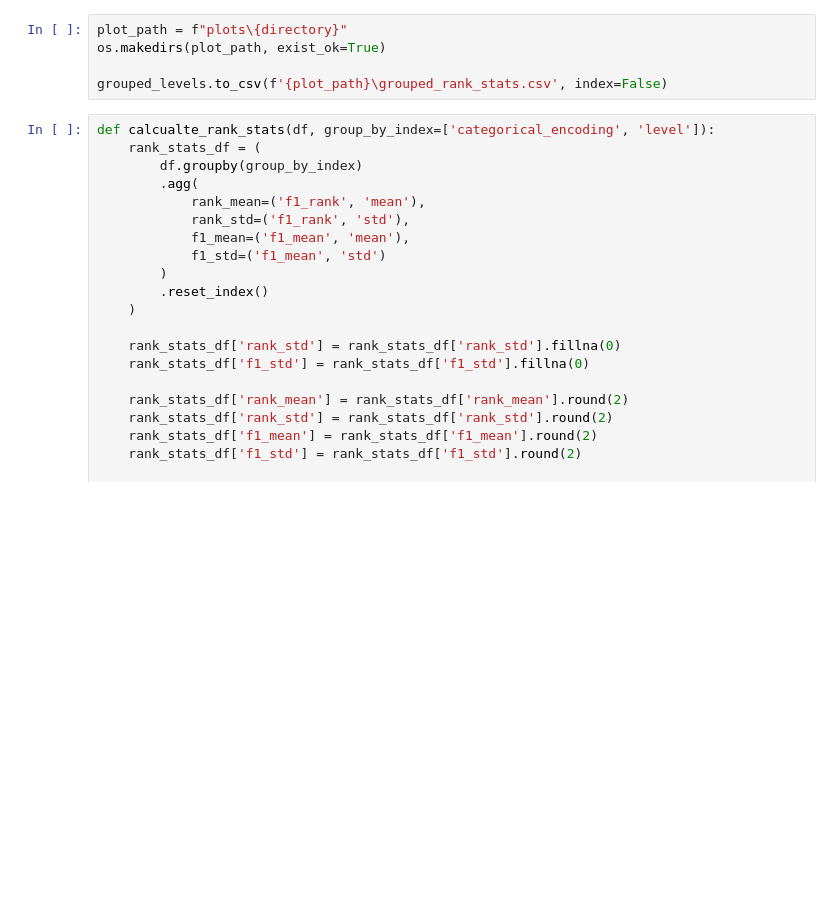
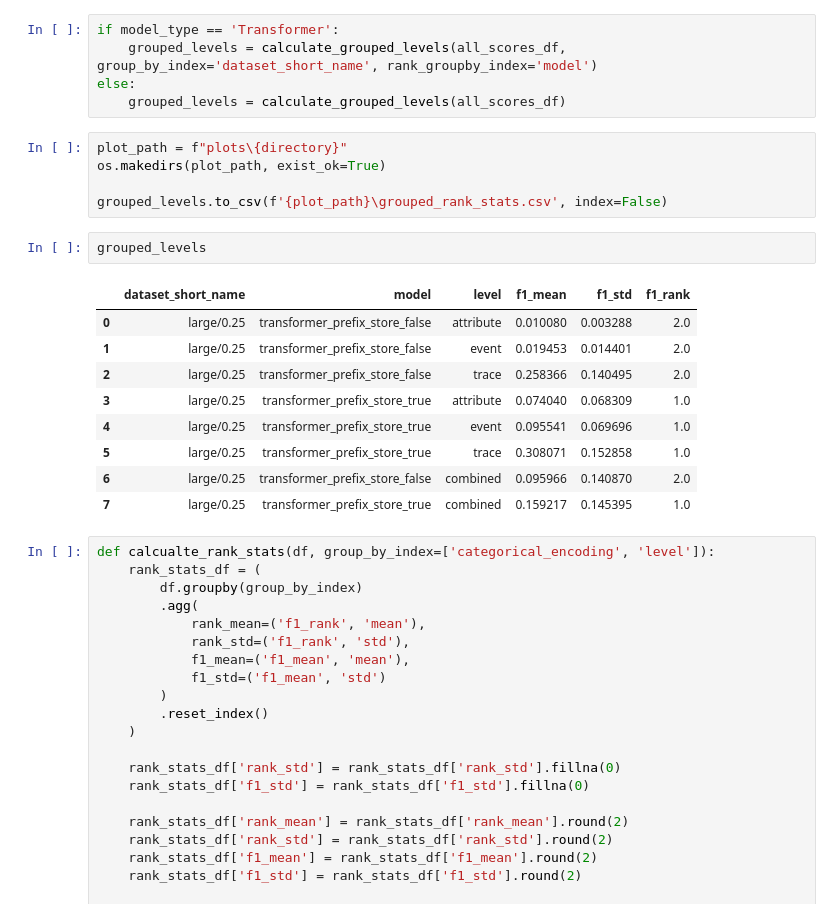
Before and after one commit to ronaldvandenbroek/BPAD, a Jupyter notebook: analysis/raw/result_analysis.ipynb, the cells around one changed output. Cells and saved outputs as stored; diff of their text form; blank space fills up the shorter version.

```diff
--- a/analysis/raw/result_analysis.ipynb
+++ b/analysis/raw/result_analysis.ipynb
@@ -599,8 +786,25 @@ grouped_levels = calculate_grouped_levels(all_scores_df)
+# %%
+if model_type == 'Transformer':
+    grouped_levels = calculate_grouped_levels(all_scores_df, group_by_index='dataset_short_name', rank_groupby_index='model')
+else:
+    grouped_levels = calculate_grouped_levels(all_scores_df)
 # %%
 plot_path = f"plots\{directory}"
 os.makedirs(plot_path, exist_ok=True)
 
 grouped_levels.to_csv(f'{plot_path}\grouped_rank_stats.csv', index=False)
+# %%
+grouped_levels
+# %% [output]
+|  | dataset_short_name | model | level | f1_mean | f1_std | f1_rank |
+| 0 | large/0.25 | transformer_prefix_store_false | attribute | 0.010080 | 0.003288 | 2.0 |
+| 1 | large/0.25 | transformer_prefix_store_false | event | 0.019453 | 0.014401 | 2.0 |
+| 2 | large/0.25 | transformer_prefix_store_false | trace | 0.258366 | 0.140495 | 2.0 |
+| 3 | large/0.25 | transformer_prefix_store_true | attribute | 0.074040 | 0.068309 | 1.0 |
+| 4 | large/0.25 | transformer_prefix_store_true | event | 0.095541 | 0.069696 | 1.0 |
+| 5 | large/0.25 | transformer_prefix_store_true | trace | 0.308071 | 0.152858 | 1.0 |
+| 6 | large/0.25 | transformer_prefix_store_false | combined | 0.095966 | 0.140870 | 2.0 |
+| 7 | large/0.25 | transformer_prefix_store_true | combined | 0.159217 | 0.145395 | 1.0 |
 # %%
 def calcualte_rank_stats(df, group_by_index=['categorical_encoding', 'level']):
     rank_stats_df = (
```
Also changed, not shown: parts of 31 cells of this notebook, 3 other files.
